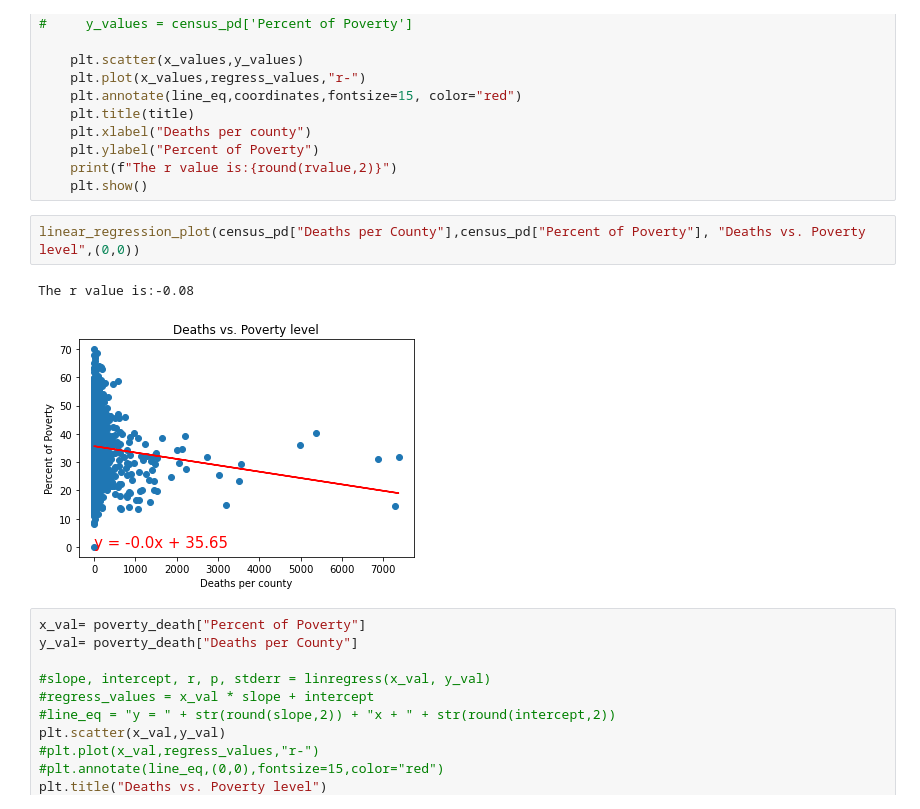
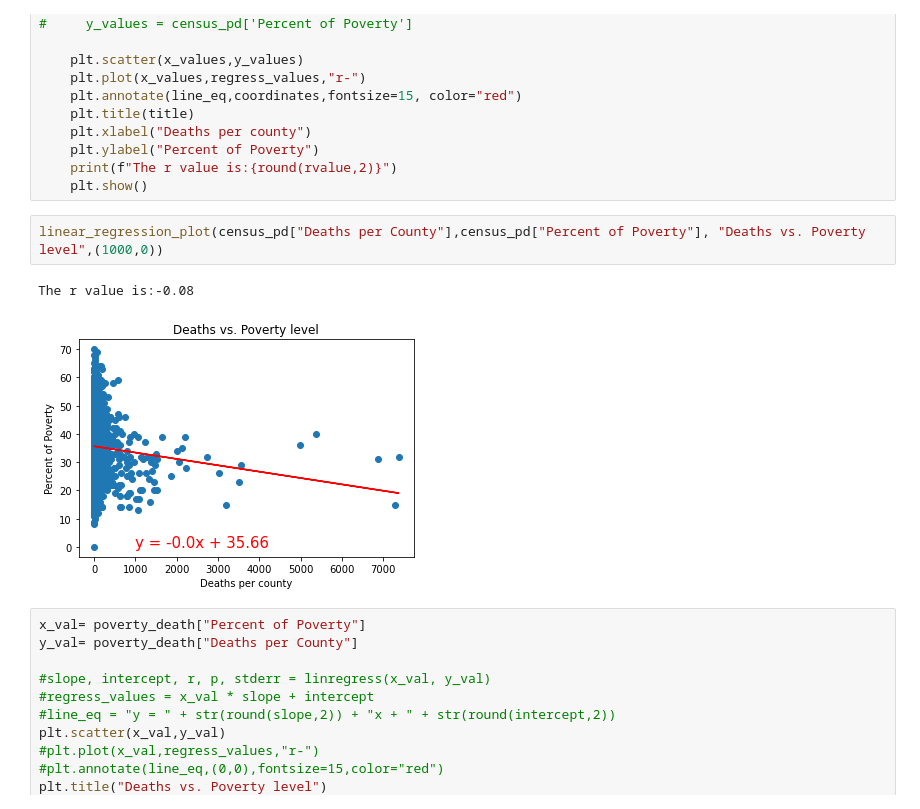
Before and after one commit to rashaad18/project_1, a Jupyter notebook: ACS_clean_RV/Socio-economic notebook.ipynb, the cells around one changed output. Saved outputs shown, nothing was run; the diff lists cells and outputs as text.

Commit message:
Update to plot

```diff
--- a/ACS_clean_RV/Socio-economic notebook.ipynb
+++ b/ACS_clean_RV/Socio-economic notebook.ipynb
@@ -122,10 +122,10 @@ def linear_regression_plot(x_values, y_values, title, coordinates):
     print(f"The r value is:{round(rvalue,2)}")
     plt.show()
 # %%
-linear_regression_plot(census_pd["Deaths per County"],census_pd["Percent of Poverty"], "Deaths vs. Poverty level",(0,0))
+linear_regression_plot(census_pd["Deaths per County"],census_pd["Percent of Poverty"], "Deaths vs. Poverty level",(1000,0))
 # %% [output]
 The r value is:-0.08
-[figure, old version]
+[figure, new version]
 # %%
 x_val= poverty_death["Percent of Poverty"]
 y_val= poverty_death["Deaths per County"]
```
Also changed, not shown: parts of 7 cells of this notebook, 1 other file.
